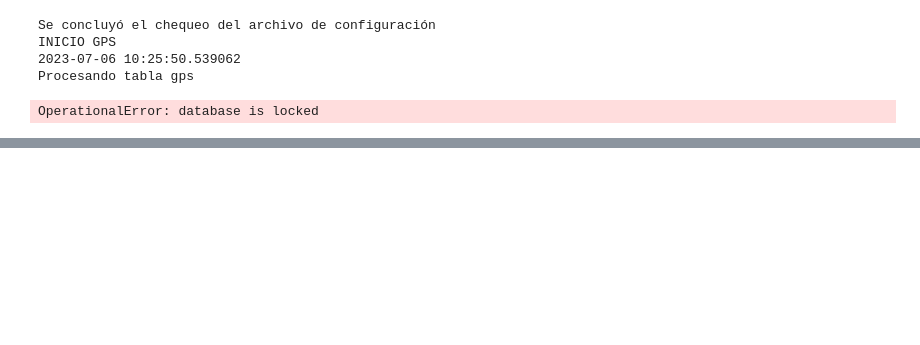
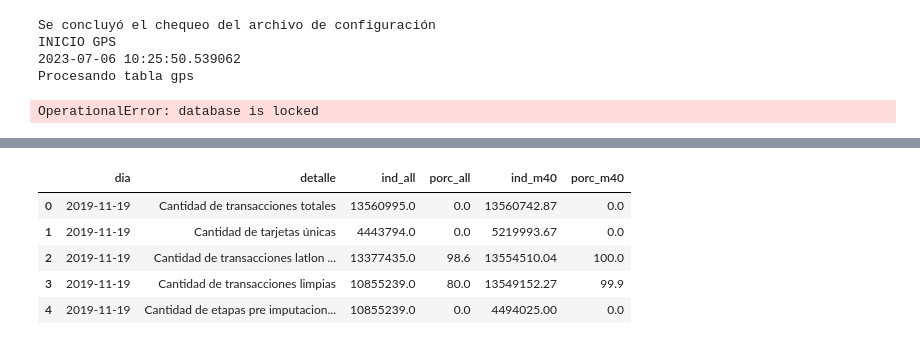
Before and after one commit to EL-BID/UrbanTrips, a Jupyter notebook: run_services.ipynb, the cells around one changed output, grey strips where cells are left out. Cells and saved outputs as stored; diff of their text form; code cells hidden in the pictures; blank space fills up the shorter version.

```diff
--- a/run_services.ipynb
+++ b/run_services.ipynb
@@ -107,0 +147,9 @@ distancias
+# %%
+x.head()
+# %% [output]
+|  | dia | detalle | ind_all | porc_all | ind_m40 | porc_m40 |
+| 0 | 2019-11-19 | Cantidad de transacciones totales | 13560995.0 | 0.0 | 13560742.87 | 0.0 |
+| 1 | 2019-11-19 | Cantidad de tarjetas únicas | 4443794.0 | 0.0 | 5219993.67 | 0.0 |
+| 2 | 2019-11-19 | Cantidad de transacciones latlon ... | 13377435.0 | 98.6 | 13554510.04 | 100.0 |
+| 3 | 2019-11-19 | Cantidad de transacciones limpias | 10855239.0 | 80.0 | 13549152.27 | 99.9 |
+| 4 | 2019-11-19 | Cantidad de etapas pre imputacion... | 10855239.0 | 0.0 | 4494025.00 | 0.0 |
```
Also changed, not shown: parts of 16 cells of this notebook, 13 other files.
